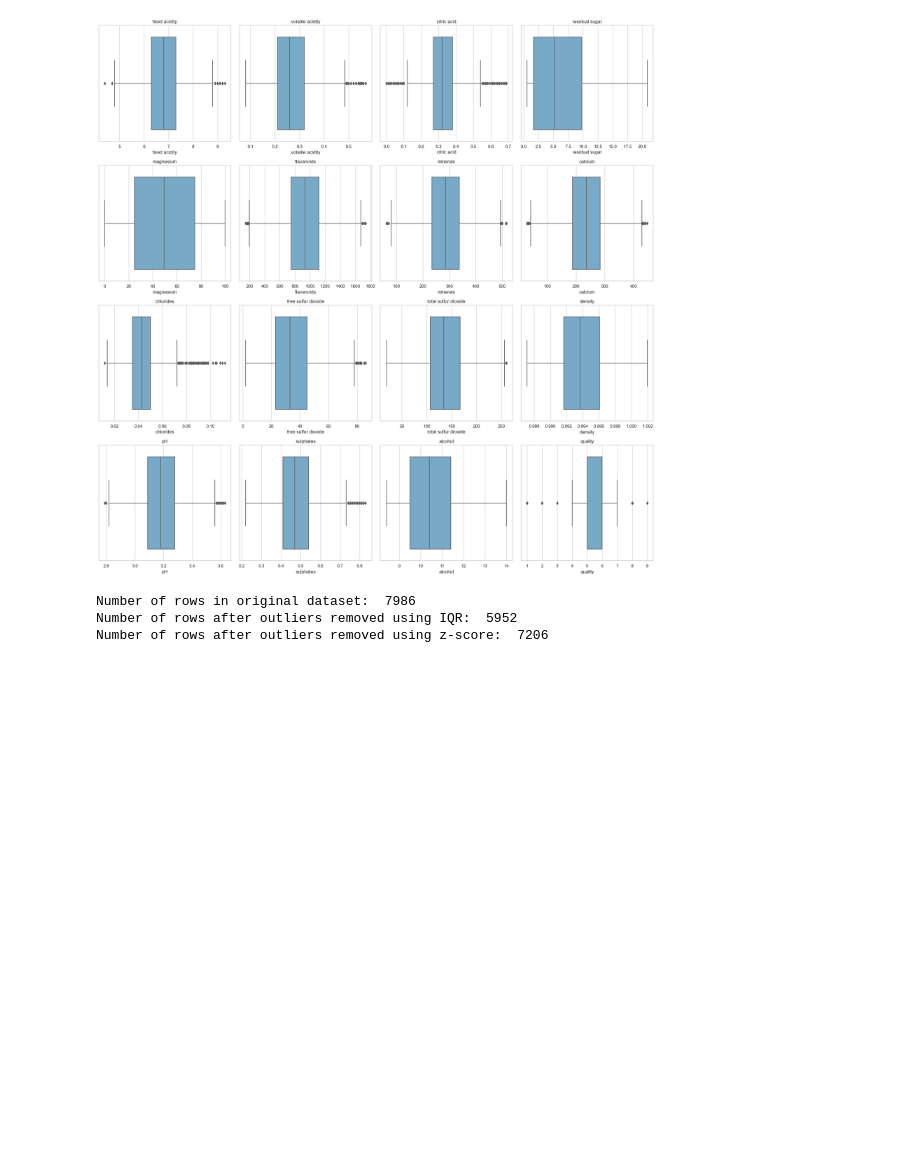
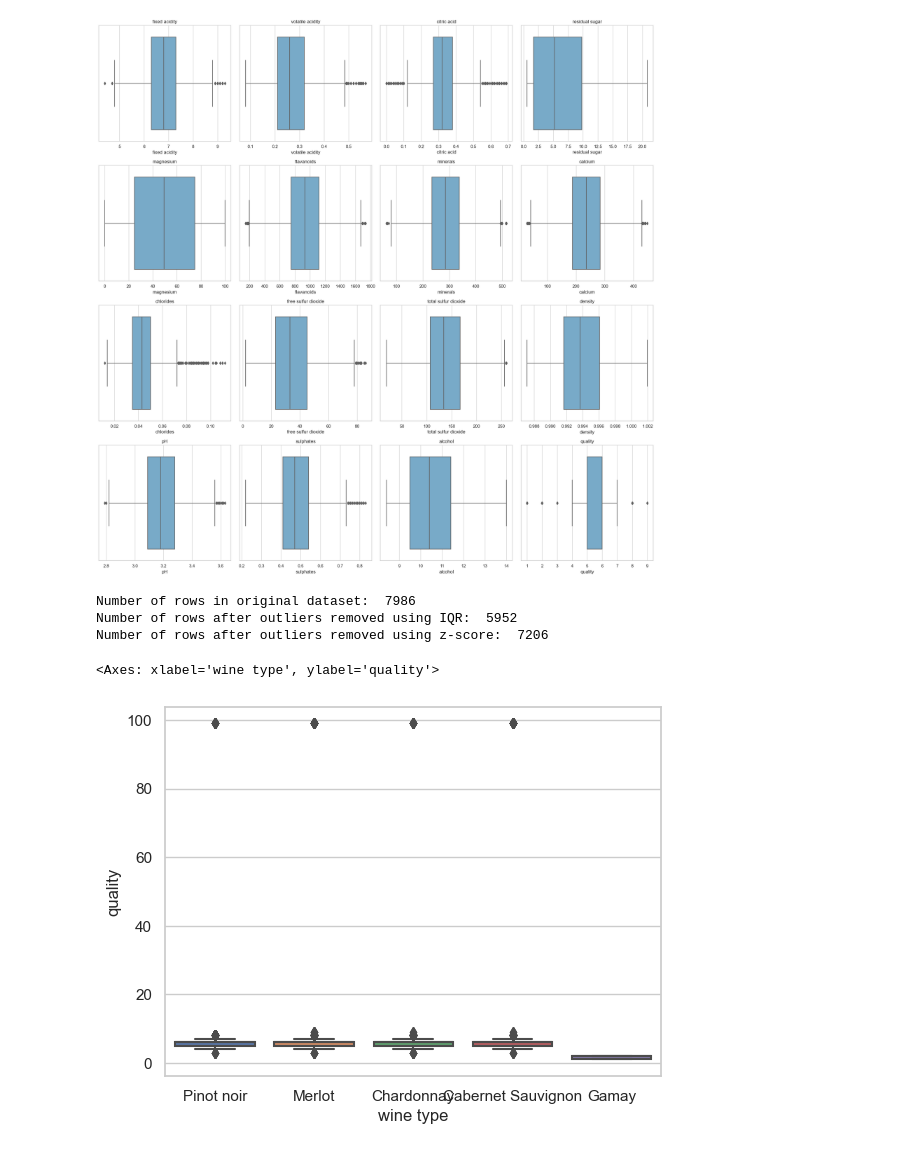
Before and after one commit to kevin-eberhardt/data-science, a Jupyter notebook: notebooks/data_preperation_luca_(cleaning).ipynb, the cells around one changed output. Cells and saved outputs as stored; diff of their text form; code cells hidden in the pictures; blank space fills up the shorter version.

```diff
--- a/notebooks/data_preperation_luca_(cleaning).ipynb
+++ b/notebooks/data_preperation_luca_(cleaning).ipynb
@@ -138,6 +138,13 @@ print("Number of rows after outliers removed using z-score: ", df_z.shape[0])
 Number of rows in original dataset:  7986
 Number of rows after outliers removed using IQR:  5952
 Number of rows after outliers removed using z-score:  7206
+# %%
+#explore the relationship between the categorical feature (wine type) and the labels (quality) using box plots.
+sns.boxplot(x='wine type', y='quality', data=df_iqr)
+sns.boxplot(x='wine type', y='quality', data=df_z)
+# %% [output]
+<Axes: xlabel='wine type', ylabel='quality'>
+[figure, added]
 # %%
 #write both datasets to csv files
 df_iqr.to_csv(working_dir + "/data/processed/wine-iqr.csv", index=False)
```
Also changed, not shown: 1 other file.
